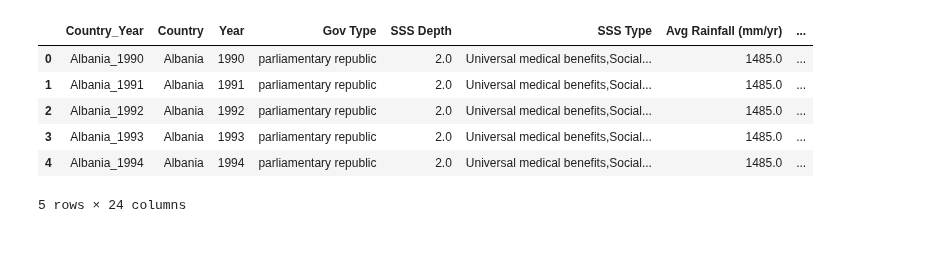
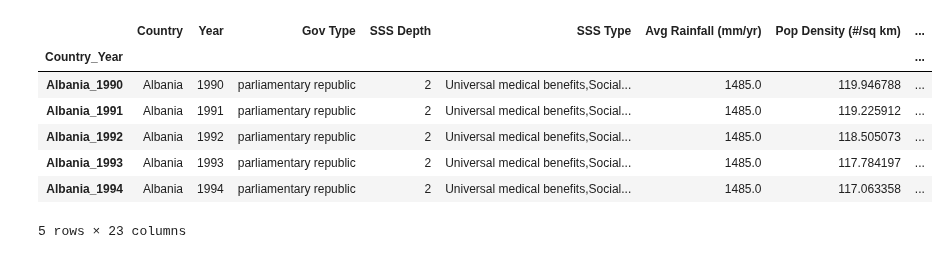
Before and after one commit to AndrewZinc/Expect_Life-Redux, a Jupyter notebook: Analysis/Initial Analysis.ipynb, the cells around one changed output. Cells and saved outputs as stored; diff of their text form; code cells hidden in the pictures.

```diff
--- a/Analysis/Initial Analysis.ipynb
+++ b/Analysis/Initial Analysis.ipynb
@@ -32,13 +41,25 @@ combined_df.head(5)
 # %%
 # Drop the database id data and refresh the index
 combined_df = combined_df.drop(['_id'], axis=1)
 combined_df = combined_df.reset_index(drop=True)
+
+# Create a new DataFrame for the country_years.  Apply the country_years as the new index for later merging.
+country_year_df = pd.DataFrame()
+country_year_df['Country_Year'] = combined_df['Country_Year']
+country_year_df['Country'] = combined_df['Country']
+country_year_df['Year'] = combined_df['Year']
+country_year_df = country_year_df.set_index('Country_Year', drop=False)
+
+# Set the DataFrame index to the country names to get them out of the way
+combined_df= combined_df.set_index('Country_Year')
+ori_df = combined_df.copy()
 combined_df.head(5)
 # %% [output]
-|  | Country_Year | Country | Year | Gov Type | SSS Depth | SSS Type | Avg Rainfall (mm/yr) | ... |
-| 0 | Albania_1990 | Albania | 1990 | parliamentary republic | 2.0 | Universal medical benefits,Social... | 1485.0 | ... |
-| 1 | Albania_1991 | Albania | 1991 | parliamentary republic | 2.0 | Universal medical benefits,Social... | 1485.0 | ... |
-| 2 | Albania_1992 | Albania | 1992 | parliamentary republic | 2.0 | Universal medical benefits,Social... | 1485.0 | ... |
-| 3 | Albania_1993 | Albania | 1993 | parliamentary republic | 2.0 | Universal medical benefits,Social... | 1485.0 | ... |
-| 4 | Albania_1994 | Albania | 1994 | parliamentary republic | 2.0 | Universal medical benefits,Social... | 1485.0 | ... |
+|  | Country | Year | Gov Type | SSS Depth | SSS Type | Avg Rainfall (mm/yr) | Pop Density (#/sq km) | ... |
+| Country_Year |  |  |  |  |  |  |  | ... |
+| Albania_1990 | Albania | 1990 | parliamentary republic | 2 | Universal medical benefits,Social... | 1485.0 | 119.946788 | ... |
+| Albania_1991 | Albania | 1991 | parliamentary republic | 2 | Universal medical benefits,Social... | 1485.0 | 119.225912 | ... |
+| Albania_1992 | Albania | 1992 | parliamentary republic | 2 | Universal medical benefits,Social... | 1485.0 | 118.505073 | ... |
+| Albania_1993 | Albania | 1993 | parliamentary republic | 2 | Universal medical benefits,Social... | 1485.0 | 117.784197 | ... |
+| Albania_1994 | Albania | 1994 | parliamentary republic | 2 | Universal medical benefits,Social... | 1485.0 | 117.063358 | ... |
-5 rows × 24 columns
+5 rows × 23 columns
```
Also changed, not shown: parts of 18 cells of this notebook, 22 other files.
